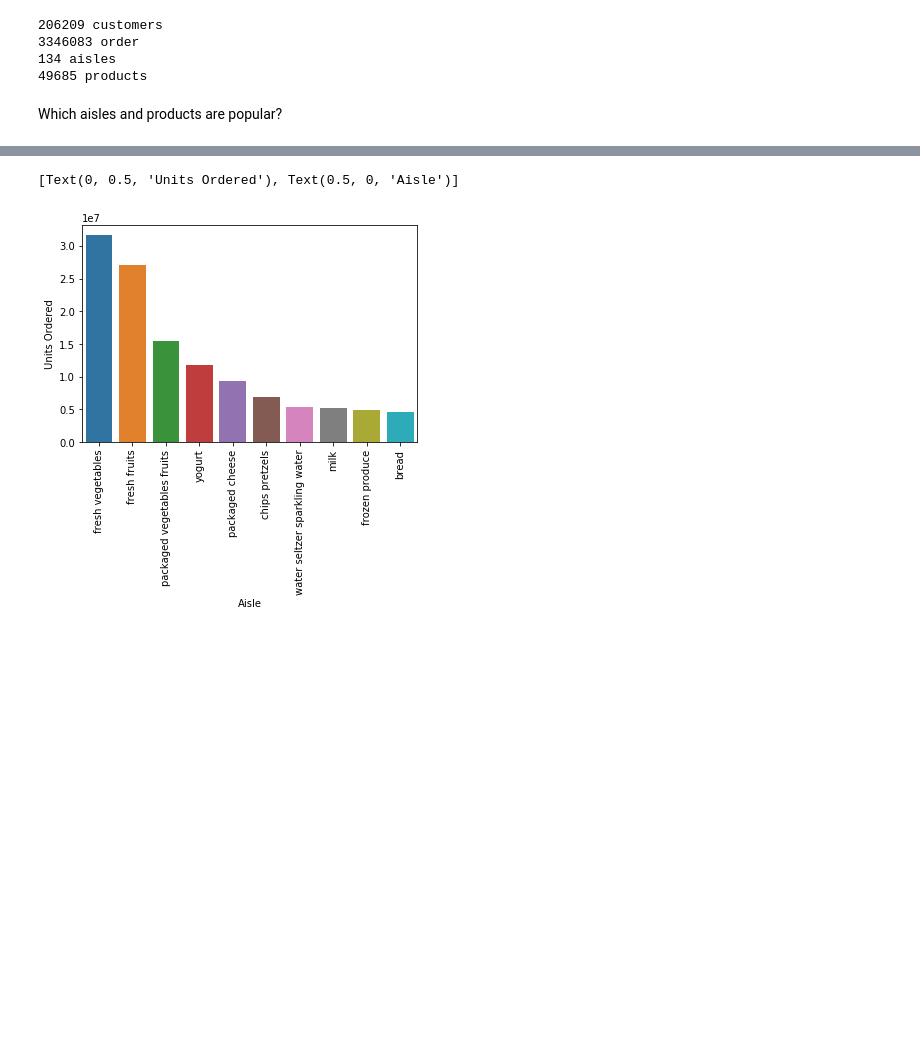
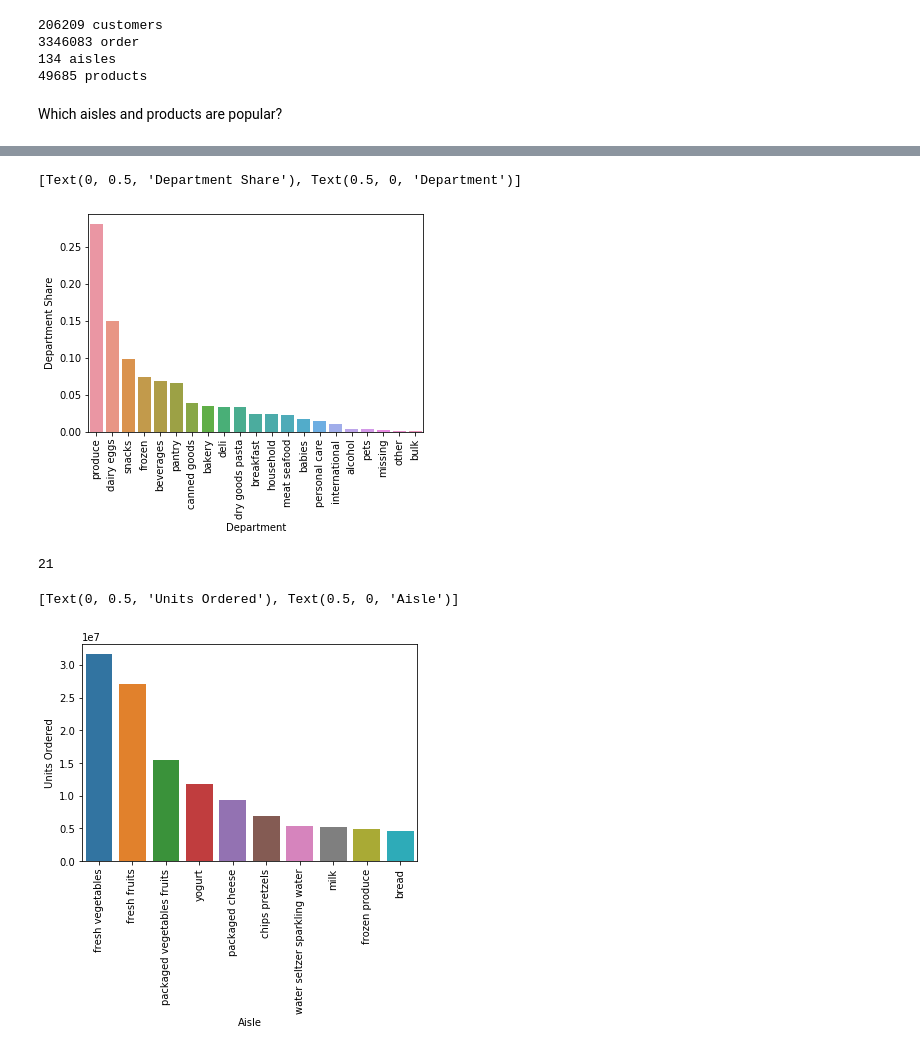
Before and after one commit to ellmanalex/instacart_basket_analysis, a Jupyter notebook: instacart_eda.ipynb, the cells around one changed output, grey strips where cells are left out. Saved outputs shown, nothing was run; the diff lists cells and outputs as text; code cells hidden in the pictures; blank space fills up the shorter version.

```diff
--- a/instacart_eda.ipynb
+++ b/instacart_eda.ipynb
@@ -79,3 +88,18 @@ Which aisles and products are popular?
+# %%
+department_share = all_orders.groupby('department')['add_to_cart_order'].sum().reset_index()
+department_share['department_share'] = department_share['add_to_cart_order']
+department_share['department_share'] = department_share['department_share'].apply(lambda x: x / department_share['add_to_cart_order'].sum())
+
+x = sns.barplot(data = department_share.sort_values(by = 'department_share',ascending = False), x = 'department', y = 'department_share')
+x.set_xticklabels(x.get_xticklabels(), rotation = 90)
+x.set(xlabel = 'Department', ylabel = 'Department Share')
+# %% [output]
+[Text(0, 0.5, 'Department Share'), Text(0.5, 0, 'Department')]
+[figure, added]
+# %%
+all_orders.department.nunique()
+# %% [output]
+21
 # %%
 # most popular aisles in terms of units ordered
 
```
Also changed, not shown: parts of 3 cells of this notebook.
